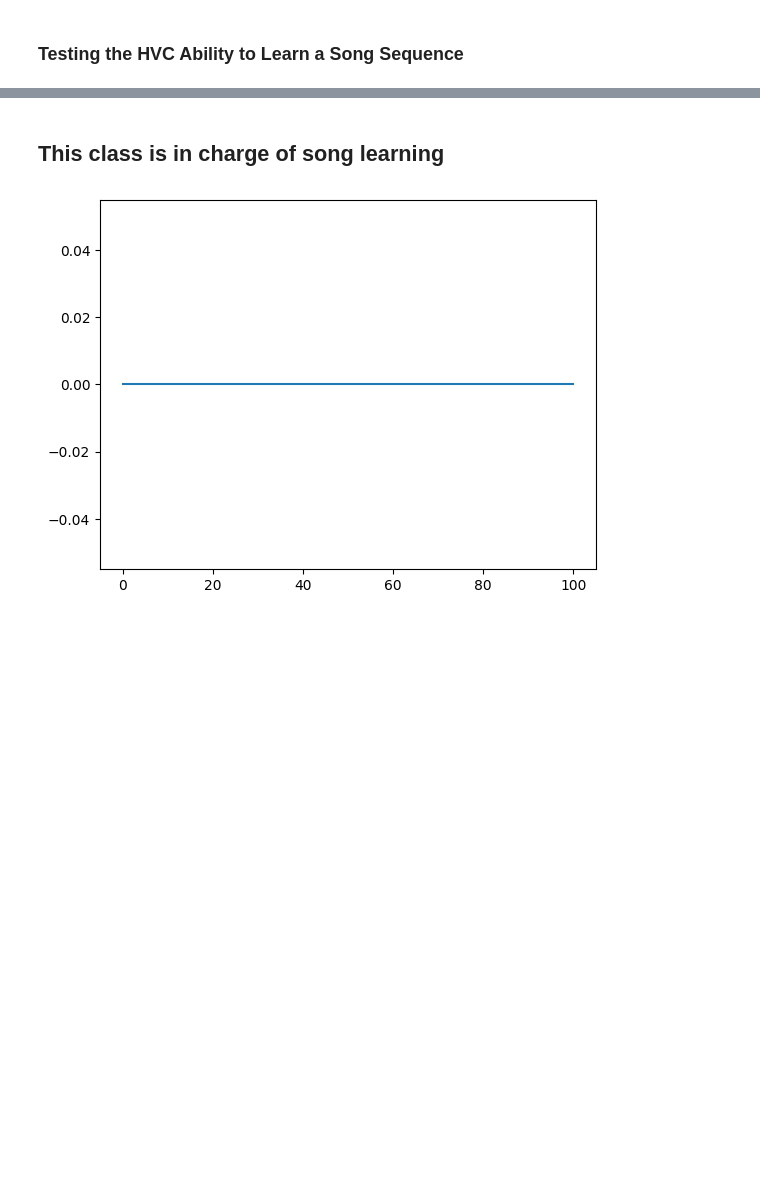
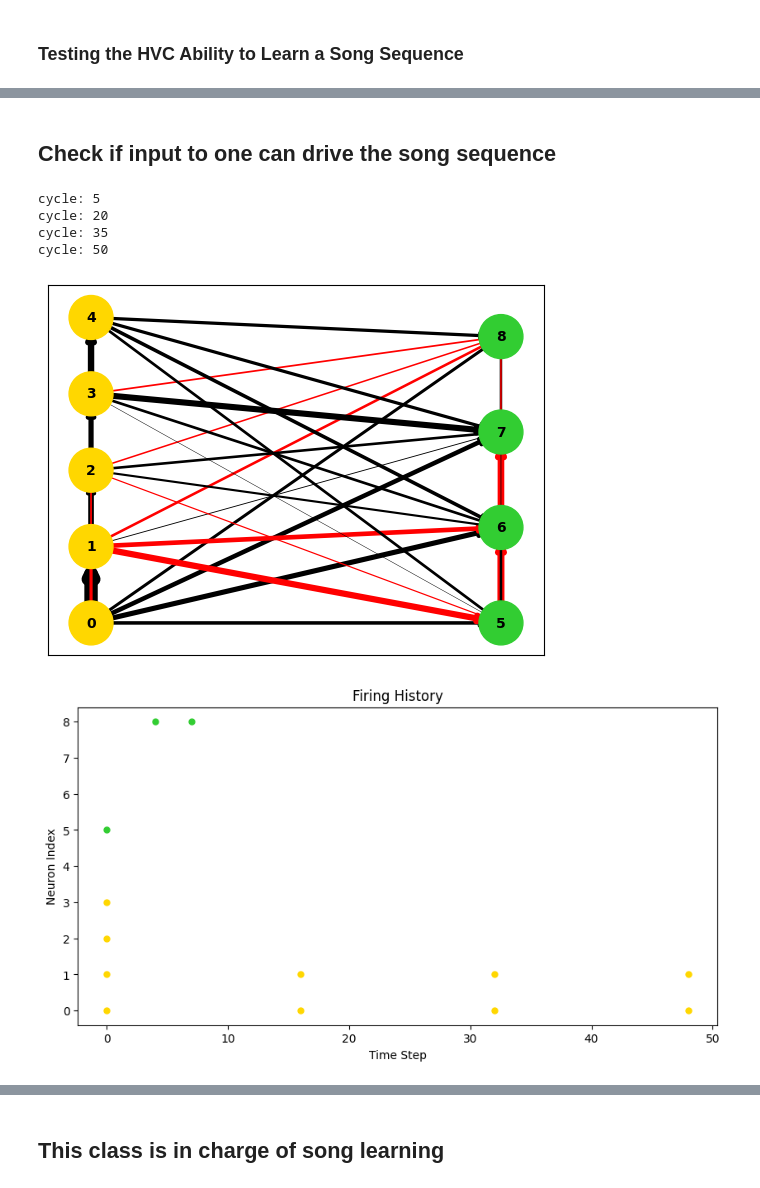
Before and after one commit to georgevenven/Spikey_Neurons, a Jupyter notebook: model.ipynb, the cells around one changed output, grey strips where cells are left out. Saved outputs shown, nothing was run; the diff lists cells and outputs as text; code cells hidden in the pictures; blank space fills up the shorter version.

```diff
--- a/model.ipynb
+++ b/model.ipynb
@@ -435,0 +506,45 @@ HVC.visualize_internal_connectivity_matrix()
+# %% [markdown]
+## Check if input to one can drive the song sequence
+# %%
+state_noise = 0
+
+HVC2 = SpikingModule(inter_neuron_count, input_count, output_count, decay_rate, threshold, learning_rate, time_constant, inital_sparsity, initial_bias_range, reset_state, include_bias=include_bias, state_noise=state_noise, absolute_max_weight=absolute_max_weight)
+HVC2.set_internal_weights(internal_weights)
+HVC2.set_input_weights(input_weights)
+
+# # freeze all weights
+HVC2.freeze_weights('input', 1)
+HVC2.freeze_weights('intra', 1)
+# HVC2.set_input_weights(np.ones((input_count)))
+# HVC2.set_internal_weights(np.zeros((input_count + inter_neuron_count + output_count, input_count + inter_neuron_count + output_count)))
+
+cycle = 0
+cycle_count = 50
+
+between_songs = 10
+
+while cycle < cycle_count:
+    input = [2,0,0,0,0]
+    HVC2.step(input)
+    for i in range(between_syllables):
+        HVC2.no_input_step()
+    cycle+=between_syllables
+
+    print(f"cycle: {cycle}")
+
+    for i in range(between_songs):
+        HVC2.no_input_step()
+    cycle += between_songs
+
+
+HVC2.visualize_directed_graph()
+HVC2.visualize_firing_history()
+HVC2.visualize_neuron_state_history([0,8])
+HVC2.visualize_internal_connectivity_matrix()
+# %% [output]
+cycle: 5
+cycle: 20
+cycle: 35
+cycle: 50
+[figure, added]
+[figure, added]
@@ -514,7 +699,4 @@ class SongLearning():
         pass
 # %%
 song = SongLearning()
-syllable = song.generate_syllable()
-song.visualize_syllable(syllable)
+syllable = song.generate_parent_song(5,3)
-# %% [output]
-[figure, removed]
```
Also changed, not shown: parts of 4 cells of this notebook.
